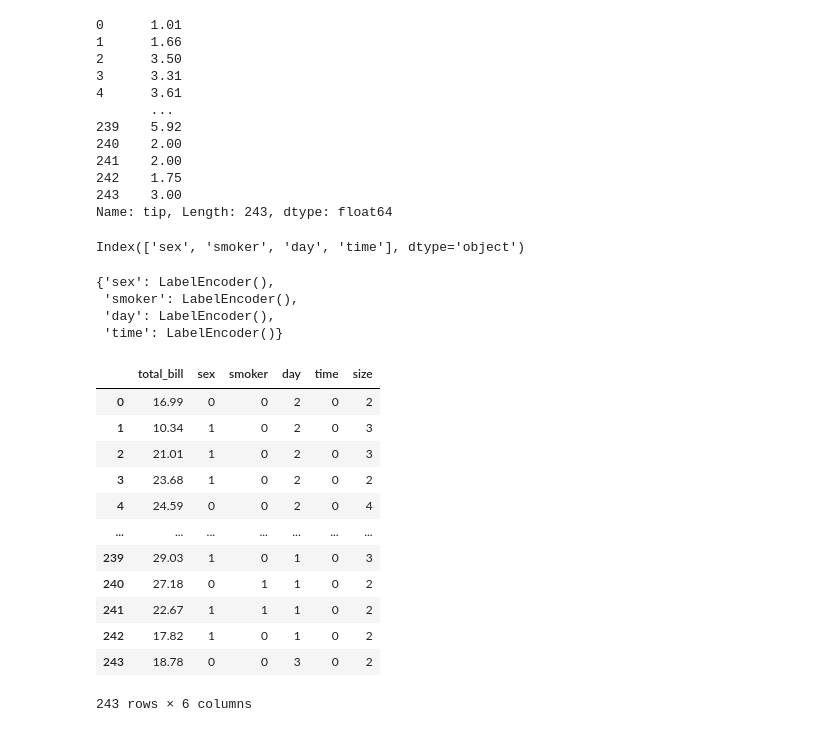
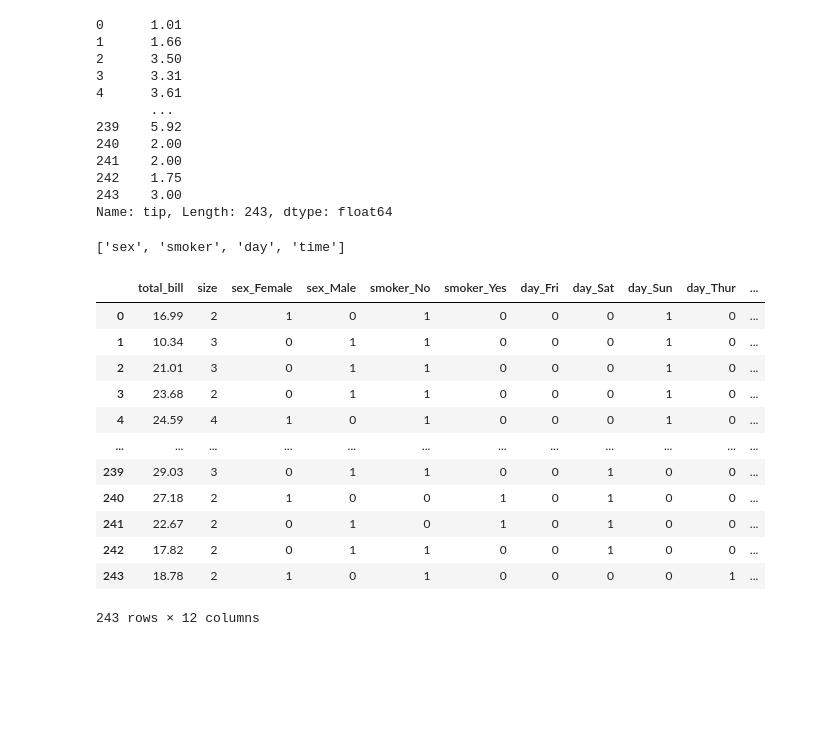
Before and after one commit to comrade70/python-for-data-science-and-ml, a Jupyter notebook: day-4/ml.ipynb, the cells around one changed output. Cells and saved outputs as stored; diff of their text form; code cells hidden in the pictures; blank space fills up the shorter version.

```diff
--- a/day-4/ml.ipynb
+++ b/day-4/ml.ipynb
@@ -206,4 +204,13 @@ cat_cols = X.select_dtypes(include = "object").columns
+# %%
+# Applying One-hot encoding
+categorical_features = ["sex", "smoker", "day", "time"]
+
+X_encoded = pd.get_dummies(
+    X,
+    columns=categorical_features,
+    drop_first=False, dtype=int
+)
 # %%
-cat_cols
+categorical_features
 # %% [output]
-Index(['sex', 'smoker', 'day', 'time'], dtype='object')
+['sex', 'smoker', 'day', 'time']
@@ -215,24 +217,17 @@ for col in cat_cols:
-# %%
-label_encoders
-# %% [output]
-{'sex': LabelEncoder(),
- 'smoker': LabelEncoder(),
- 'day': LabelEncoder(),
- 'time': LabelEncoder()}
 # %%
-X
+X_encoded
 # %% [output]
-|  | total_bill | sex | smoker | day | time | size |
-| 0 | 16.99 | 0 | 0 | 2 | 0 | 2 |
-| 1 | 10.34 | 1 | 0 | 2 | 0 | 3 |
-| 2 | 21.01 | 1 | 0 | 2 | 0 | 3 |
-| 3 | 23.68 | 1 | 0 | 2 | 0 | 2 |
-| 4 | 24.59 | 0 | 0 | 2 | 0 | 4 |
-| ... | ... | ... | ... | ... | ... | ... |
-| 239 | 29.03 | 1 | 0 | 1 | 0 | 3 |
-| 240 | 27.18 | 0 | 1 | 1 | 0 | 2 |
-| 241 | 22.67 | 1 | 1 | 1 | 0 | 2 |
-| 242 | 17.82 | 1 | 0 | 1 | 0 | 2 |
-| 243 | 18.78 | 0 | 0 | 3 | 0 | 2 |
+|  | total_bill | size | sex_Female | sex_Male | smoker_No | smoker_Yes | day_Fri | day_Sat | day_Sun | day_Thur | ... |
+| 0 | 16.99 | 2 | 1 | 0 | 1 | 0 | 0 | 0 | 1 | 0 | ... |
+| 1 | 10.34 | 3 | 0 | 1 | 1 | 0 | 0 | 0 | 1 | 0 | ... |
+| 2 | 21.01 | 3 | 0 | 1 | 1 | 0 | 0 | 0 | 1 | 0 | ... |
+| 3 | 23.68 | 2 | 0 | 1 | 1 | 0 | 0 | 0 | 1 | 0 | ... |
+| 4 | 24.59 | 4 | 1 | 0 | 1 | 0 | 0 | 0 | 1 | 0 | ... |
+| ... | ... | ... | ... | ... | ... | ... | ... | ... | ... | ... | ... |
+| 239 | 29.03 | 3 | 0 | 1 | 1 | 0 | 0 | 1 | 0 | 0 | ... |
+| 240 | 27.18 | 2 | 1 | 0 | 0 | 1 | 0 | 1 | 0 | 0 | ... |
+| 241 | 22.67 | 2 | 0 | 1 | 0 | 1 | 0 | 1 | 0 | 0 | ... |
+| 242 | 17.82 | 2 | 0 | 1 | 1 | 0 | 0 | 1 | 0 | 0 | ... |
+| 243 | 18.78 | 2 | 1 | 0 | 1 | 0 | 0 | 0 | 0 | 1 | ... |
-243 rows × 6 columns
+243 rows × 12 columns
 # %%
```
Also changed, not shown: parts of 24 cells of this notebook, 2 other files.
